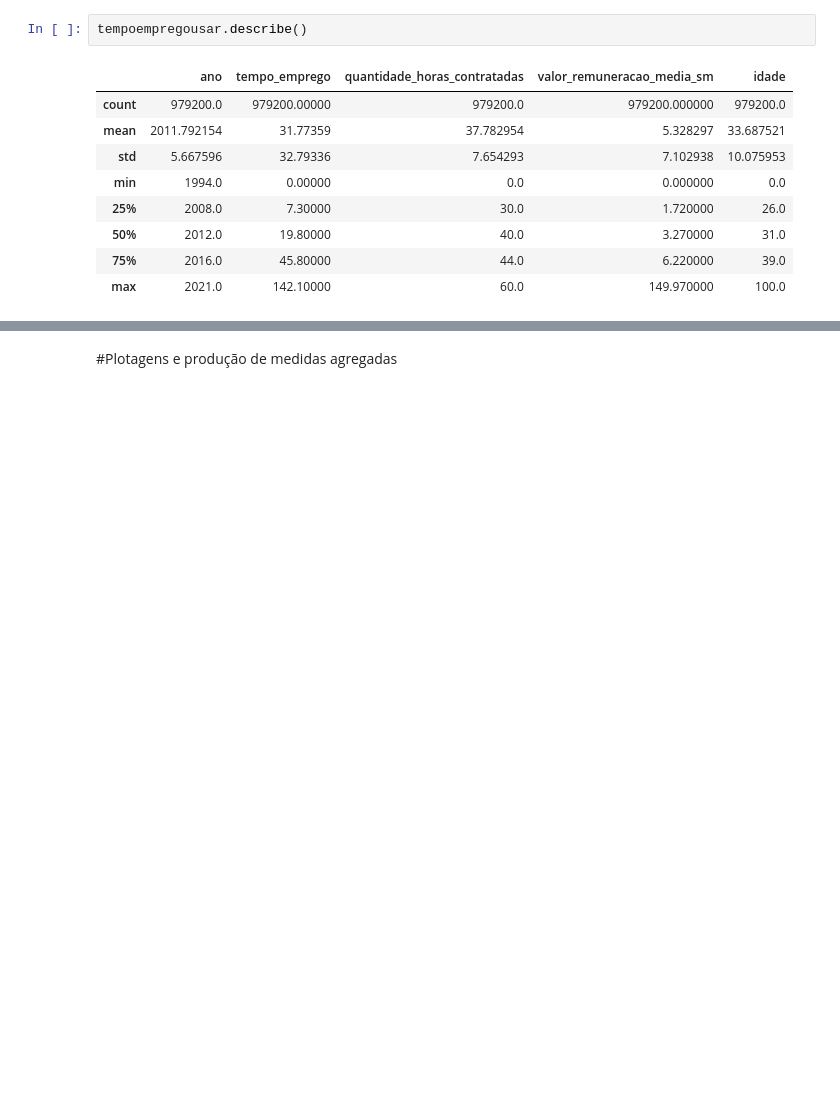
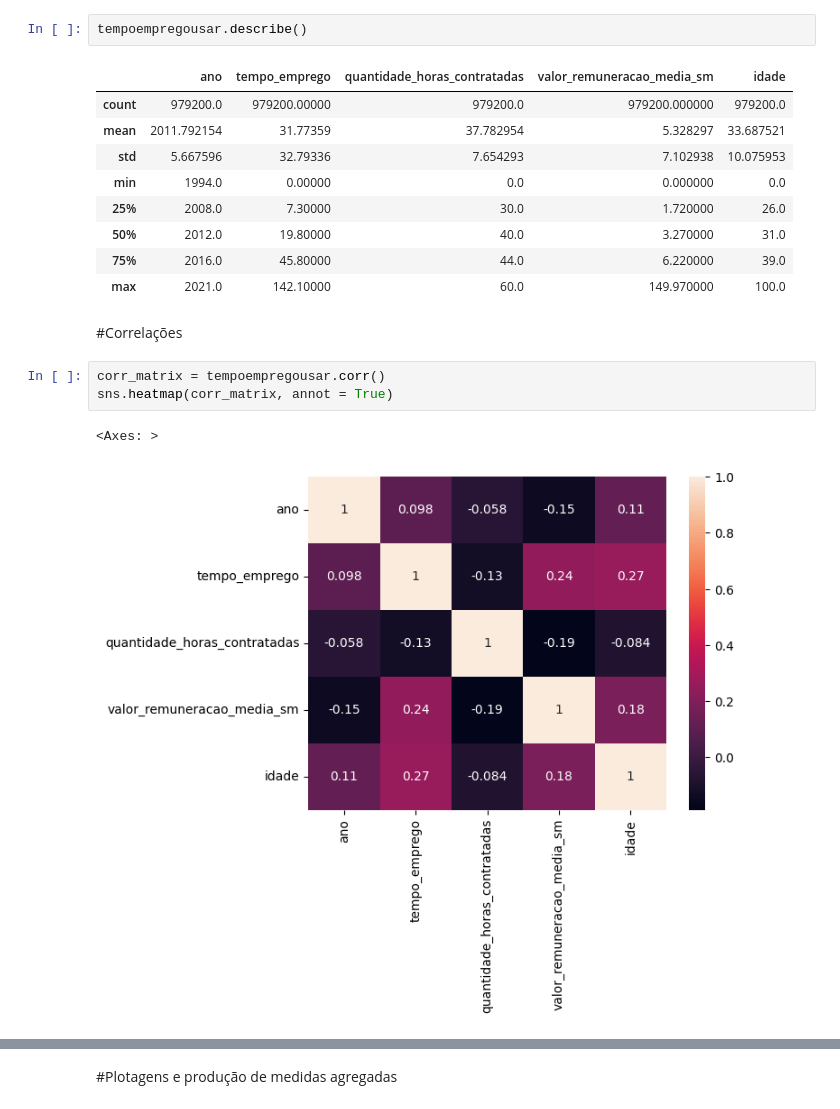
Before and after one commit to diogomleite/transformacaotrabalhojornalistas, a Jupyter notebook: Querys.ipynb, the cells around one changed output, grey strips where cells are left out. Cells and saved outputs as stored; diff of their text form; blank space fills up the shorter version.

```diff
--- a/Querys.ipynb
+++ b/Querys.ipynb
@@ -212,3 +212,11 @@ tempoempregousar.describe()
 | 50% | 2012.0 | 19.80000 | 40.0 | 3.270000 | 31.0 |
 | 75% | 2016.0 | 45.80000 | 44.0 | 6.220000 | 39.0 |
 | max | 2021.0 | 142.10000 | 60.0 | 149.970000 | 100.0 |
+# %% [markdown]
+#Correlações
+# %%
+corr_matrix = tempoempregousar.corr()
+sns.heatmap(corr_matrix, annot = True)
+# %% [output]
+<Axes: >
+[figure, added]
```
Also changed, not shown: parts of 8 cells of this notebook.
